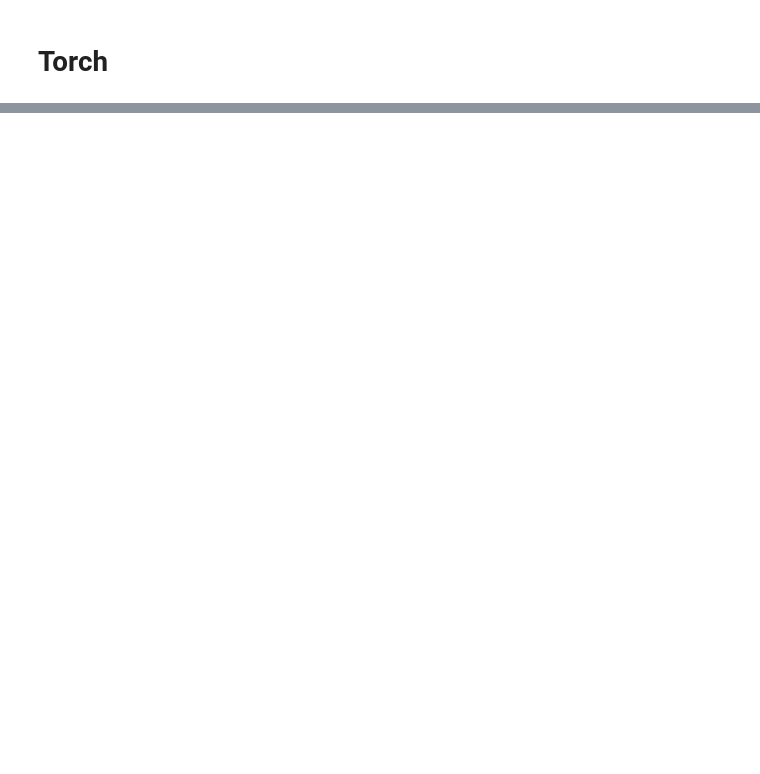
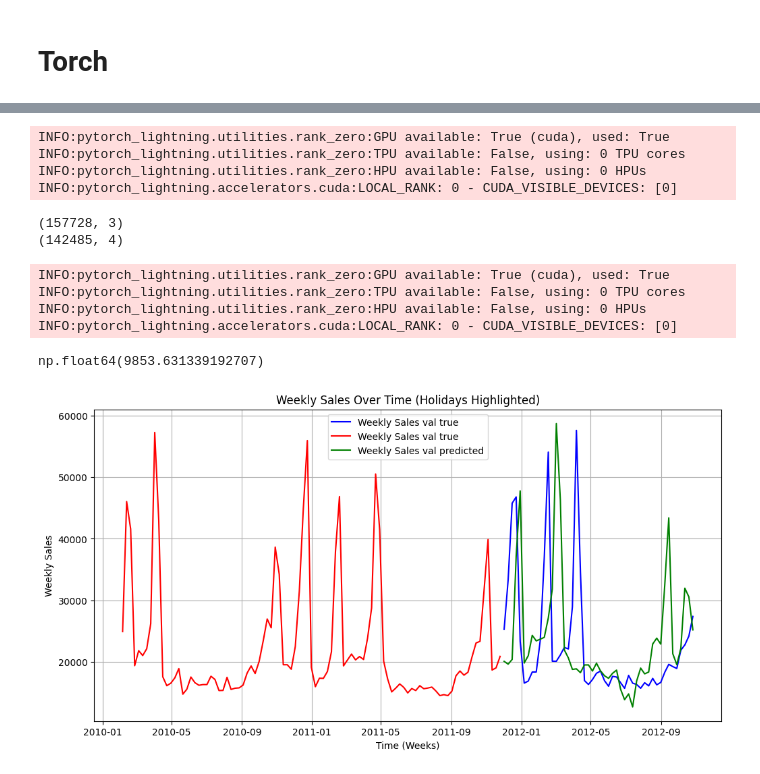
Before and after one commit to azhgh22/Walmart-Recruiting-Store-Sales-Forecasting, a Jupyter notebook: notebooks/n_beats.ipynb, the cells around one changed output, grey strips where cells are left out. Cells and saved outputs as stored; diff of their text form; code cells hidden in the pictures; blank space fills up the shorter version.

Commit message:
trying to train first nbeats model

```diff
--- a/notebooks/n_beats.ipynb
+++ b/notebooks/n_beats.ipynb
@@ -89,4 +66,0 @@ dtype: int64
-# %%
-train.Date = pd.to_datetime(train.Date)
-test.Date = pd.to_datetime(test.Date)
-train.Date.max()
@@ -107,0 +67,6 @@ test[(test['Store']==45) & (test['Dept']==47)]
+# %%
+# data = train[(train['Store']==1) & (train['Dept']==1)].copy()
+train['Date'] = pd.to_datetime(train.Date)
+# %%
+from src.processing import split_data
+x_train,y_train,x_val,y_val = split_data(train)
@@ -107,0 +181,13 @@ test[(test['Store']==45) & (test['Dept']==47)]
+# %%
+preds = nf.predict()
+# %% [output]
+INFO:pytorch_lightning.utilities.rank_zero:GPU available: True (cuda), used: True
+INFO:pytorch_lightning.utilities.rank_zero:TPU available: False, using: 0 TPU cores
+INFO:pytorch_lightning.utilities.rank_zero:HPU available: False, using: 0 HPUs
+INFO:pytorch_lightning.accelerators.cuda:LOCAL_RANK: 0 - CUDA_VISIBLE_DEVICES: [0]
+# %%
+print(preds.shape)
+print(x_val.shape)
+# %% [output]
+(157728, 3)
+(142485, 4)
@@ -107,0 +196,27 @@ test[(test['Store']==45) & (test['Dept']==47)]
+# %%
+real = create_data_nbeats(x_val,y_val)
+merged = pd.merge(real, preds, on=)
+holidays = x_val['IsHoliday']
+wmae(y_val,forecast.predict(x_val),holidays)
+# forecast.predict(x_val)
+# %% [output]
+INFO:pytorch_lightning.utilities.rank_zero:GPU available: True (cuda), used: True
+INFO:pytorch_lightning.utilities.rank_zero:TPU available: False, using: 0 TPU cores
+INFO:pytorch_lightning.utilities.rank_zero:HPU available: False, using: 0 HPUs
+INFO:pytorch_lightning.accelerators.cuda:LOCAL_RANK: 0 - CUDA_VISIBLE_DEVICES: [0]
+np.float64(9853.631339192707)
+# %%
+plt.figure(figsize=(12, 6))
+plt.plot(x_val.Date, y_val, label='Weekly Sales val true', color='blue')
+plt.plot(x_train.Date, y_train, label='Weekly Sales val true', color='red')
+plt.plot(x_val.Date, forecast.NBEATS, label='Weekly Sales val predicted', color='green')
+# plt.scatter(holidays['Date'], holidays['Weekly_Sales'], color='red', label='Holiday', zorder=5)
+
+plt.title("Weekly Sales Over Time (Holidays Highlighted)")
+plt.xlabel("Time (Weeks)")
+plt.ylabel("Weekly Sales")
+plt.legend()
+plt.grid(True)
+plt.show()
+# %% [output]
+[figure, added]
```
Also changed, not shown: parts of 15 cells of this notebook.
